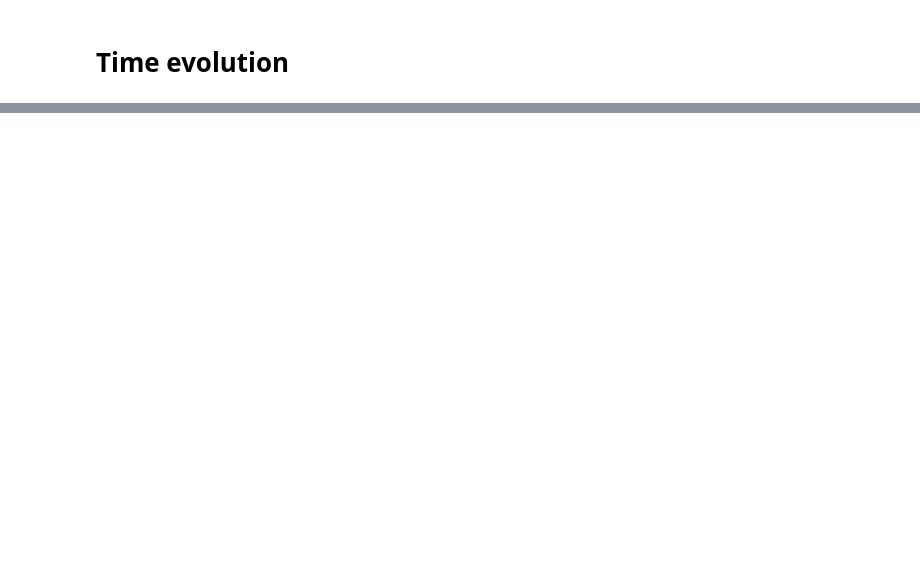
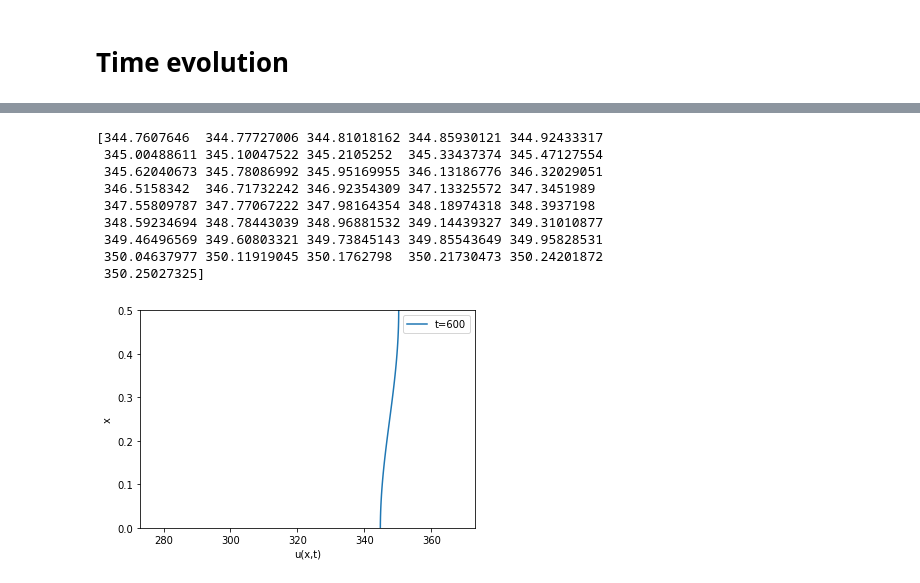
Before and after one commit to jnnr/models_oemof, a Jupyter notebook: TES_model/TES_model_sketches.ipynb, the cells around one changed output, grey strips where cells are left out. Cells and saved outputs as stored; diff of their text form; code cells hidden in the pictures; blank space fills up the shorter version.

```diff
--- a/TES_model/TES_model_sketches.ipynb
+++ b/TES_model/TES_model_sketches.ipynb
@@ -229,0 +445,22 @@ SyntaxError: unexpected EOF while parsing (<ipython-input-136-dfac0a14145f>, lin
+# %%
+i=62976
+y = u[0,:]
+lines = plt.plot(y, x)
+plt.axis([273, s(0)+50, x[0], x[-1]])
+plt.xlabel('u(x,t)')
+plt.ylabel('x')
+plt.legend(['t=%.0f' % t[i]] )
+lines[0].set_xdata(u[i,:])
+plt.draw()
+print(u[i,:])
+# %% [output]
+[344.7607646  344.77727006 344.81018162 344.85930121 344.92433317
+ 345.00488611 345.10047522 345.2105252  345.33437374 345.47127554
+ 345.62040673 345.78086992 345.95169955 346.13186776 346.32029051
+ 346.5158342  346.71732242 346.92354309 347.13325572 347.3451989
+ 347.55809787 347.77067222 347.98164354 348.18974318 348.3937198
+ 348.59234694 348.78443039 348.96881532 349.14439327 349.31010877
+ 349.46496569 349.60803321 349.73845143 349.85543649 349.95828531
+ 350.04637977 350.11919045 350.1762798  350.21730473 350.24201872
+ 350.25027325]
+[figure, added]
```
Also changed, not shown: parts of 25 cells of this notebook.
